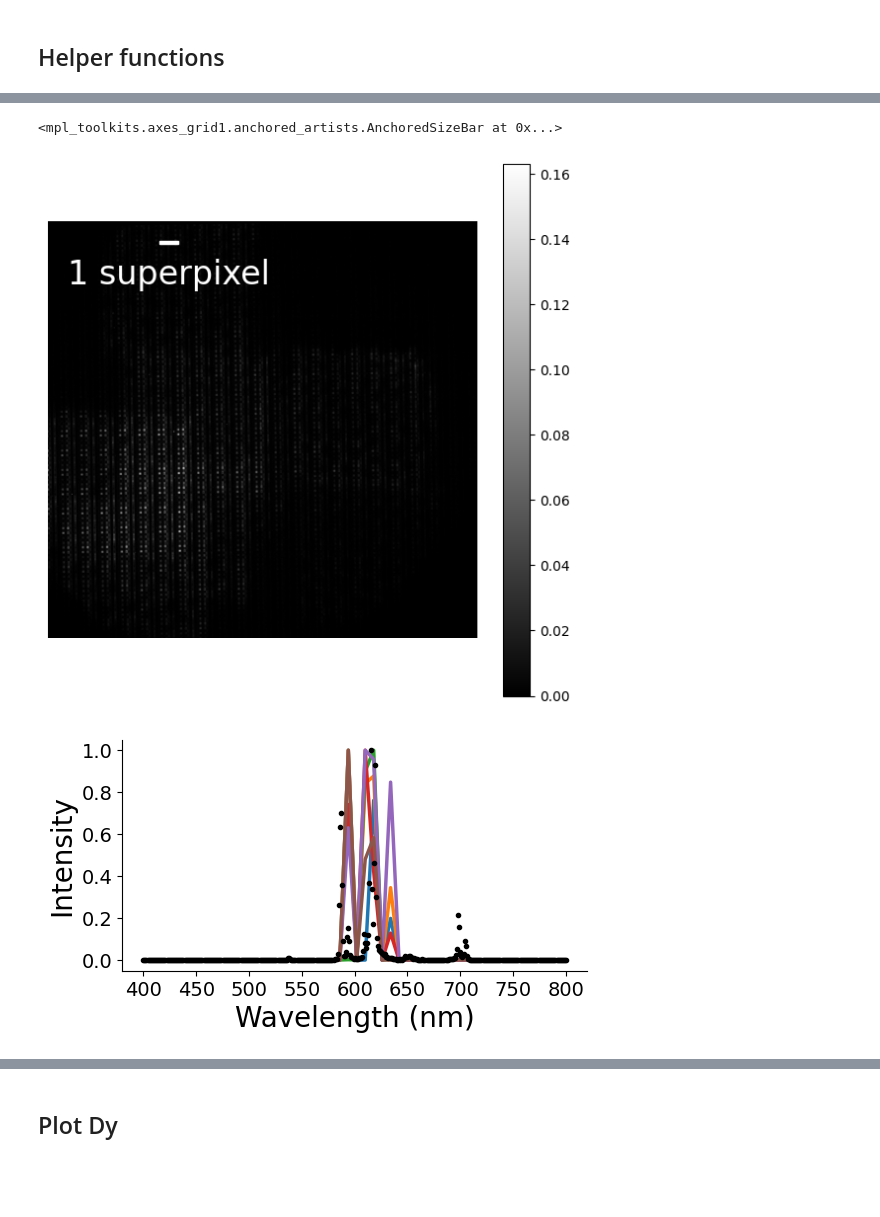
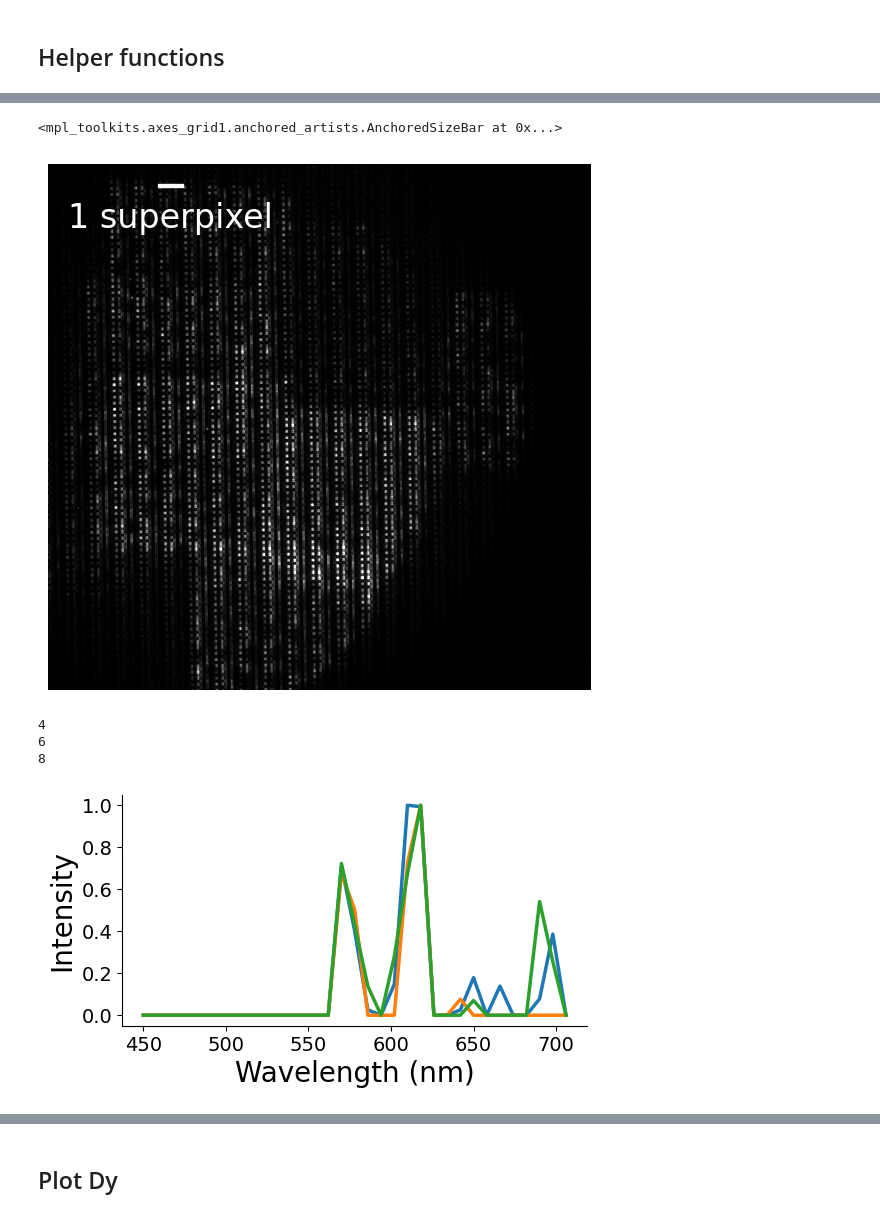
Before and after one commit to neerja/spectraldiffuserscope, a Jupyter notebook: JaxCode/Figure_Notebooks/fig_mrbles_beads.ipynb, the cells around one changed output, grey strips where cells are left out. Cells and saved outputs as stored; diff of their text form; code cells hidden in the pictures; blank space fills up the shorter version.

```diff
--- a/JaxCode/Figure_Notebooks/fig_mrbles_beads.ipynb
+++ b/JaxCode/Figure_Notebooks/fig_mrbles_beads.ipynb
@@ -72,0 +220,24 @@ superpixel_size = 160 # um
+# %%
+crop_indices = [420,1852,1350,2826] #top bottom left default: [320,1652,1350,2726]
+datafolder = '/home/neerja/DATA/SDCData/2024-05-30/code2sm_10x_2'
+meas_name = 'meas.tiff'
+bg_name = 'bg.tiff'
+bits = 16
+power = 1
+sample_meas = sdc.importTiff(datafolder,meas_name)/2**bits
+try:
+    background = sdc.importTiff(datafolder,bg_name)/2**bits
+except:
+    print('No background image found, continuing without background subtraction')
+    background = torch.zeros(sample_meas.shape)
+measurement = sdc.cropci((sample_meas-background),crop_indices).clip(0,1)**power
+
+fig,ax = plt.subplots(figsize = (7,7))
+
+plt.imshow(measurement**1, cmap='gray')
+# plt.colorbar()
+plt.clim([0,.3])
+plt.axis('off')
+
+scalebar = drawscalebar(ax, superpixel_size,spectral_camera_pixel_size)
+ax.add_artist(scalebar)
@@ -75 +304,15 @@ superpixel_size = 160 # um
+# %%
+wvmin = 450
+wvmax = 700
+wvstep = 8
+downsample_factor = 2
+wavelengths = np.arange(wvmin,wvmax+wvstep,wvstep)
+objective = 10
+
+mag_size = objective*9/39 # 4x followed by diffuser
+spectral_camera_pixel_size = 2.4 # um
+recon_pixel_size = spectral_camera_pixel_size*downsample_factor # 2x2 downsampling
+gt_pixel_size = 4.4 # um
+gt_mag_size = objective*0.38 # 4x followed by 0.38x tube lens
+superpixel_size = 160 # um
 # %%
@@ -105,48 +351,57 @@ Bead 6 - X: 232, Y: 116
 # %%
 crop_indices = [420,1852,1350,2826] #top bottom left default: [320,1652,1350,2726]
-datafolder = '/home/neerja/DATA/SDCData/2024-05-24/code1_25_50_mrbles_10x'
+datafolder = '/home/neerja/DATA/SDCData/2024-05-31/code8eusmdy_10x'
 meas_name = 'meas.tiff'
 bg_name = 'bg.tiff'
 bits = 16
 power = 1
 sample_meas = sdc.importTiff(datafolder,meas_name)/2**bits
 try:
     background = sdc.importTiff(datafolder,bg_name)/2**bits
 except:
     print('No background image found, continuing without background subtraction')
     background = torch.zeros(sample_meas.shape)
 measurement = sdc.cropci((sample_meas-background),crop_indices).clip(0,1)**power
 
 fig,ax = plt.subplots(figsize = (7,7))
 
 plt.imshow(measurement**1, cmap='gray')
-plt.colorbar()
-# plt.clim([0,.05])
+# plt.colorbar()
+plt.clim([0,.3])
 plt.axis('off')
 
 scalebar = drawscalebar(ax, superpixel_size,spectral_camera_pixel_size)
 ax.add_artist(scalebar)
 # %% [output]
 <mpl_toolkits.axes_grid1.anchored_artists.AnchoredSizeBar at 0x...>
-[figure, old version]
+[figure, new version]
 # %%
 # plot the spectra
 spectra = np.zeros((len(bead_locations), xk.shape[0]))
 plt.figure(figsize=(6, 3))
-skip = []
+skip = [0,1,2,3,5,7,9]
+pix_avg = 1 # number of pixels to average over.
 for i, (cx, cy) in enumerate(bead_locations):
     if i not in skip: #skip
-        spectra[i,:] = xk[:,cy,cx]/np.max(xk[:,cy,cx])
-        plt.plot(wavelengths, spectra[i, :].T, color=colors[i], linewidth=2.5)
+        print(i)
+        spectra[i,:] = np.mean(xk[:,cy-pix_avg:cy+pix_avg,cx-pix_avg:cx+pix_avg],(1,2))
+        spectra[i,:] = spectra[i,:]/np.max(xk[:,cy,cx])
+        spectra[i,:] = spectra[i,:]/np.max(spectra[i,:])
+        plt.plot(wavelengths, spectra[i, :].T, linewidth=2.5)
 
 plt.xlabel('Wavelength (nm)', fontsize=20)
 plt.ylabel('Intensity', fontsize=20)
 plt.xticks(fontsize=14)
 plt.yticks(fontsize=14)
-plt.plot(wavelengths_gt, spectra_gt[:,1],'k.',linewidth=2.5)
+# plt.plot(wavelengths_gt, spectra_gt[:,1],'k.',linewidth=2.5)
+# use ratio of dyes to predict gt spectra.
+
 # Turn off the box
 ax = plt.gca()
 ax.spines['top'].set_visible(False)
 ax.spines['right'].set_visible(False)
 # %% [output]
+4
+6
+8
-[figure, old version]
+[figure, new version]
```
Also changed, not shown: parts of 26 cells of this notebook, 3 other files.
